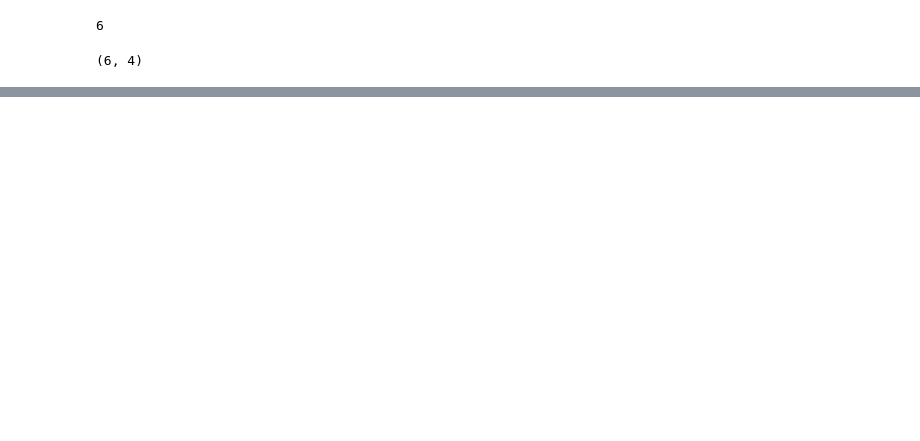
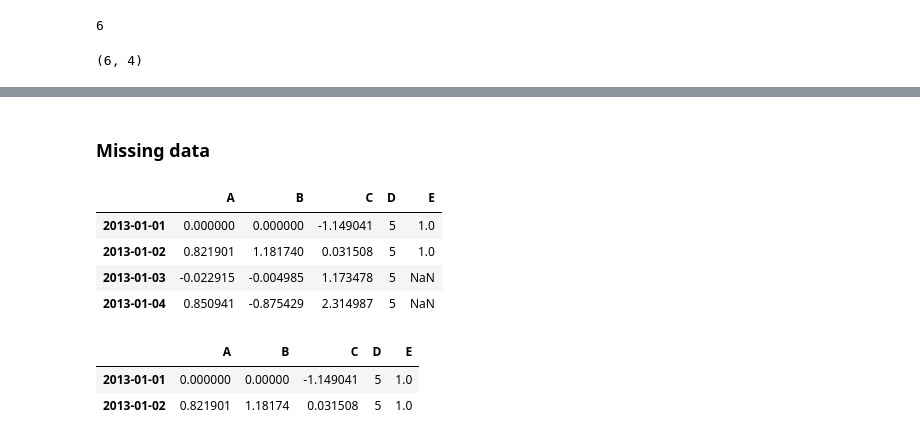
Before and after one commit to drdofx/ds-and-ml, a Jupyter notebook: notebook/pandas-playground/refresher.ipynb, the cells around one changed output, grey strips where cells are left out. Saved outputs shown, nothing was run; the diff lists cells and outputs as text; code cells hidden in the pictures; blank space fills up the shorter version.

```diff
--- a/notebook/pandas-playground/refresher.ipynb
+++ b/notebook/pandas-playground/refresher.ipynb
@@ -437,0 +436,19 @@ df3
+# %% [markdown]
+### Missing data
+# %%
+df1 = df.reindex(index=dates[0:4], columns=list(df.columns) + ["E"])
+df1.loc[dates[0] : dates[1], "E"] = 1
+# %%
+df1
+# %% [output]
+|  | A | B | C | D | E |
+| 2013-01-01 | 0.000000 | 0.000000 | -1.149041 | 5 | 1.0 |
+| 2013-01-02 | 0.821901 | 1.181740 | 0.031508 | 5 | 1.0 |
+| 2013-01-03 | -0.022915 | -0.004985 | 1.173478 | 5 | NaN |
+| 2013-01-04 | 0.850941 | -0.875429 | 2.314987 | 5 | NaN |
+# %%
+df1.dropna(how="any")
+# %% [output]
+|  | A | B | C | D | E |
+| 2013-01-01 | 0.000000 | 0.00000 | -1.149041 | 5 | 1.0 |
+| 2013-01-02 | 0.821901 | 1.18174 | 0.031508 | 5 | 1.0 |
```
Also changed, not shown: parts of 55 cells of this notebook, 6 other files.
